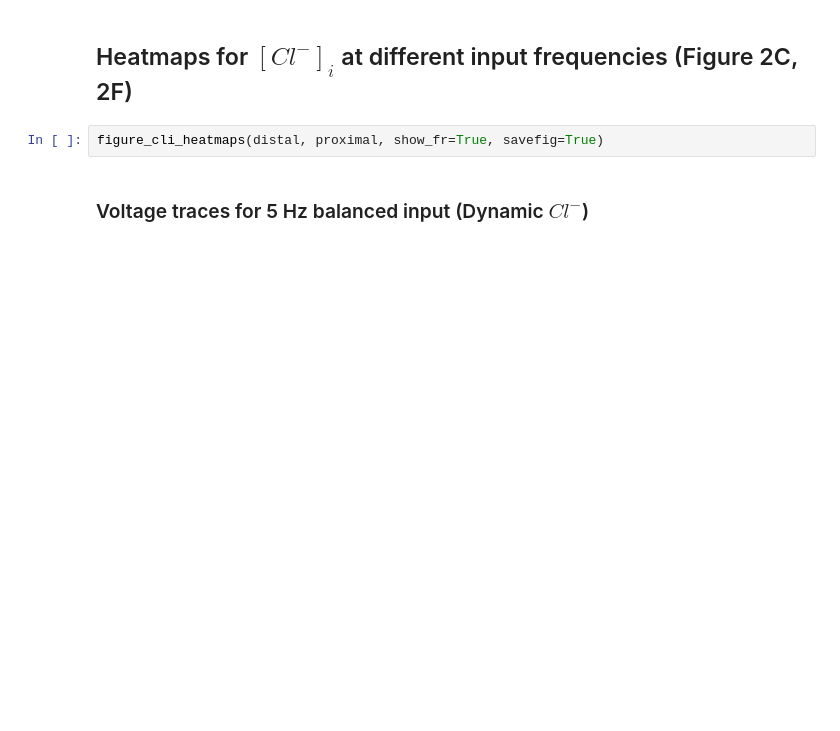
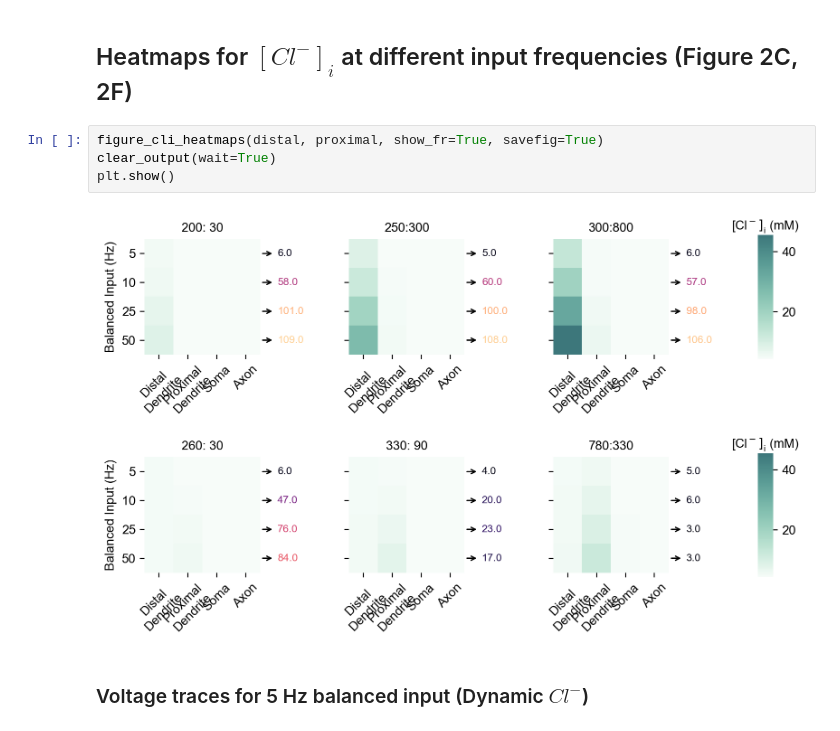
Before and after one commit to schmitts/chloride-dynamics-io-neuron, a Jupyter notebook: chloride-dynamics-io-neuron.ipynb, the cells around one changed output. Drawn from its saved outputs; the diff is of its cells as text; blank space fills up the shorter version.

```diff
--- a/chloride-dynamics-io-neuron.ipynb
+++ b/chloride-dynamics-io-neuron.ipynb
@@ -58,6 +102,10 @@ run_analysis(result_files)
 ## Heatmaps for $[Cl^-]_i$ at different input frequencies (Figure 2C, 2F)
 # %%
 figure_cli_heatmaps(distal, proximal, show_fr=True, savefig=True)
+clear_output(wait=True)
+plt.show()
+# %% [output]
+[figure, added]
 # %% [markdown]
 ### Voltage traces for 5 Hz balanced input (Dynamic $Cl^-$)
 # %%
```
Also changed, not shown: parts of 20 cells of this notebook, 2 other files.
